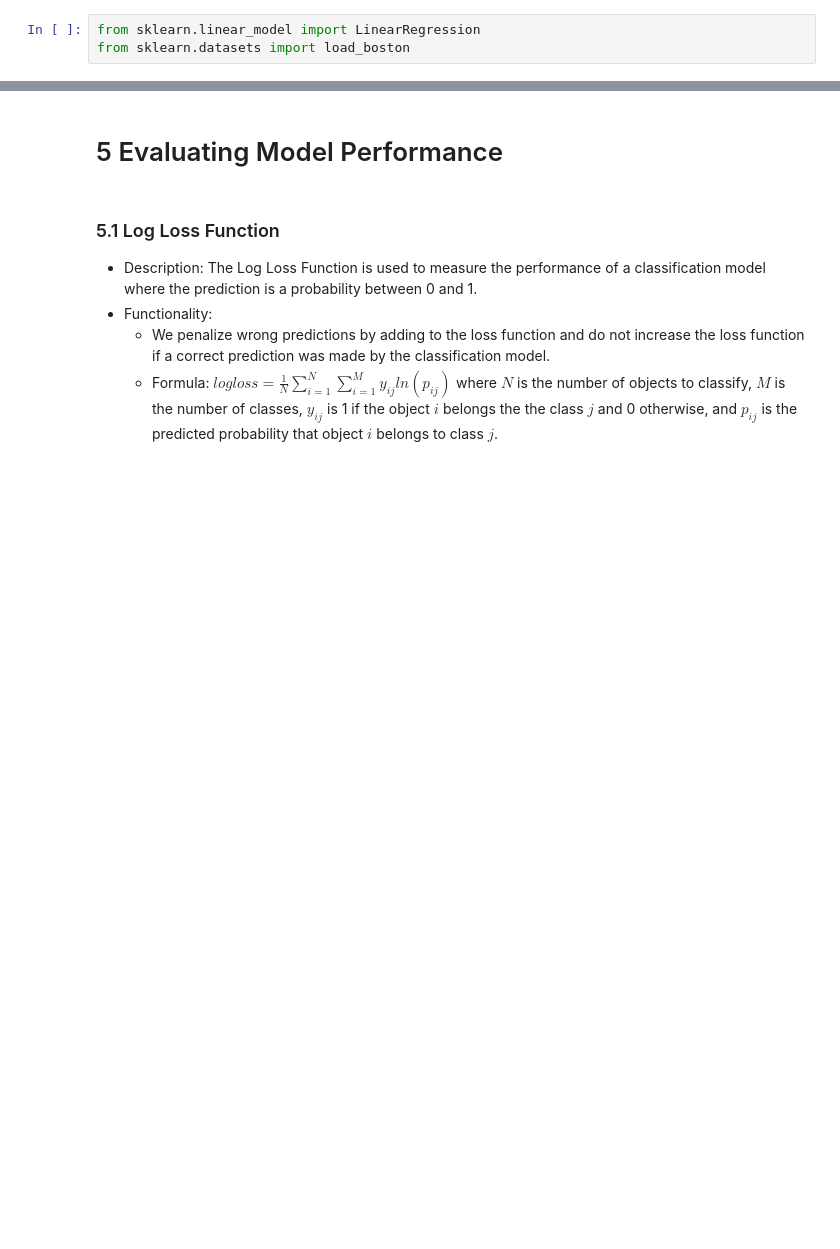
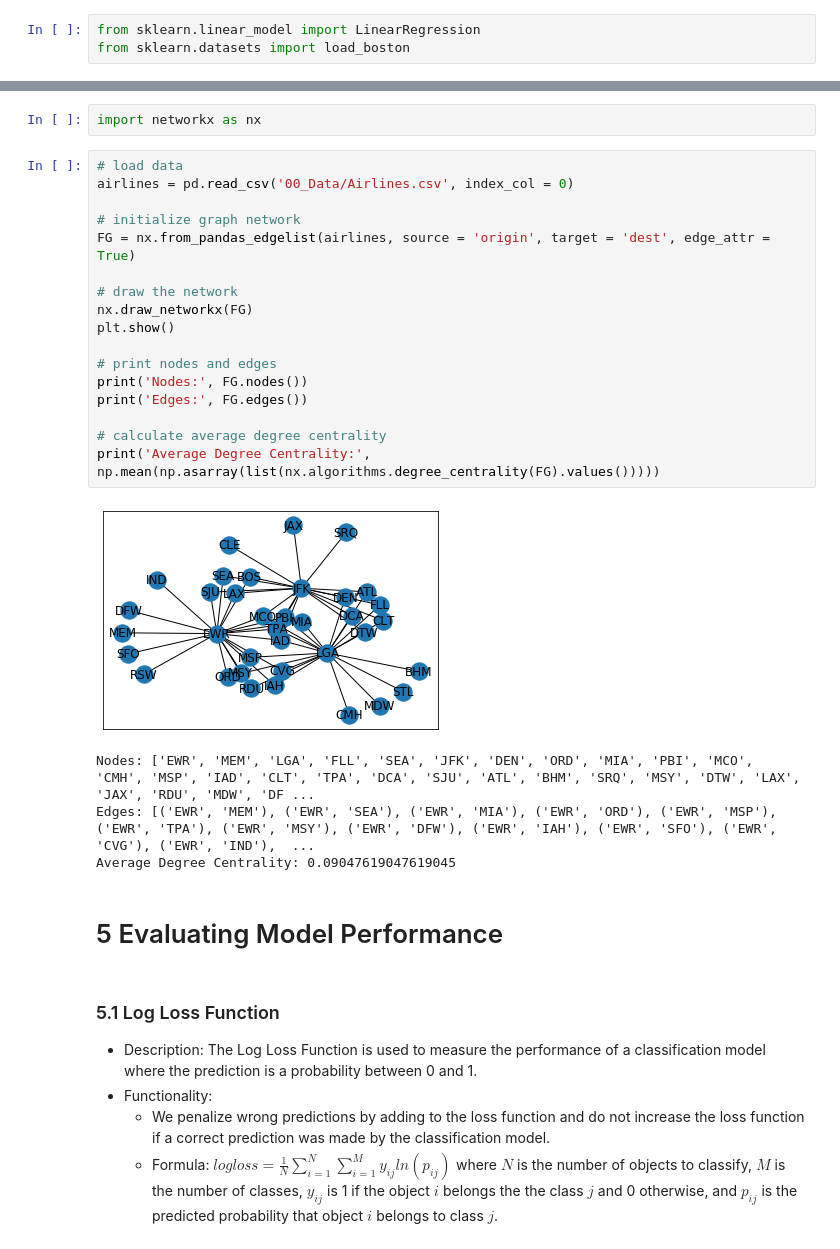
Before and after one commit to ju-kl/data-science-toolbox, a Jupyter notebook: DataScienceToolbox.ipynb, the cells around one changed output, grey strips where cells are left out. Saved outputs shown, nothing was run; the diff lists cells and outputs as text; blank space fills up the shorter version.

```diff
--- a/DataScienceToolbox.ipynb
+++ b/DataScienceToolbox.ipynb
@@ -940,3 +1693,27 @@ The prediction for the features' mean values is: [22.53280632]
+# %%
+import networkx as nx
+# %%
+# load data
+airlines = pd.read_csv('00_Data/Airlines.csv', index_col = 0)
+
+# initialize graph network
+FG = nx.from_pandas_edgelist(airlines, source = 'origin', target = 'dest', edge_attr = True)
+
+# draw the network
+nx.draw_networkx(FG)
+plt.show()
+
+# print nodes and edges
+print('Nodes:', FG.nodes())
+print('Edges:', FG.edges())
+
+# calculate average degree centrality
+print('Average Degree Centrality:', np.mean(np.asarray(list(nx.algorithms.degree_centrality(FG).values()))))
+# %% [output]
+[figure, added]
+Nodes: ['EWR', 'MEM', 'LGA', 'FLL', 'SEA', 'JFK', 'DEN', 'ORD', 'MIA', 'PBI', 'MCO', 'CMH', 'MSP', 'IAD', 'CLT', 'TPA', 'DCA', 'SJU', 'ATL', 'BHM', 'SRQ', 'MSY', 'DTW', 'LAX', 'JAX', 'RDU', 'MDW', 'DF ...
+Edges: [('EWR', 'MEM'), ('EWR', 'SEA'), ('EWR', 'MIA'), ('EWR', 'ORD'), ('EWR', 'MSP'), ('EWR', 'TPA'), ('EWR', 'MSY'), ('EWR', 'DFW'), ('EWR', 'IAH'), ('EWR', 'SFO'), ('EWR', 'CVG'), ('EWR', 'IND'),  ...
+Average Degree Centrality: 0.09047619047619045
 # %% [markdown]
 # 5 Evaluating Model Performance
 # %% [markdown]
```
Also changed, not shown: parts of 103 cells of this notebook, 3 other files.
